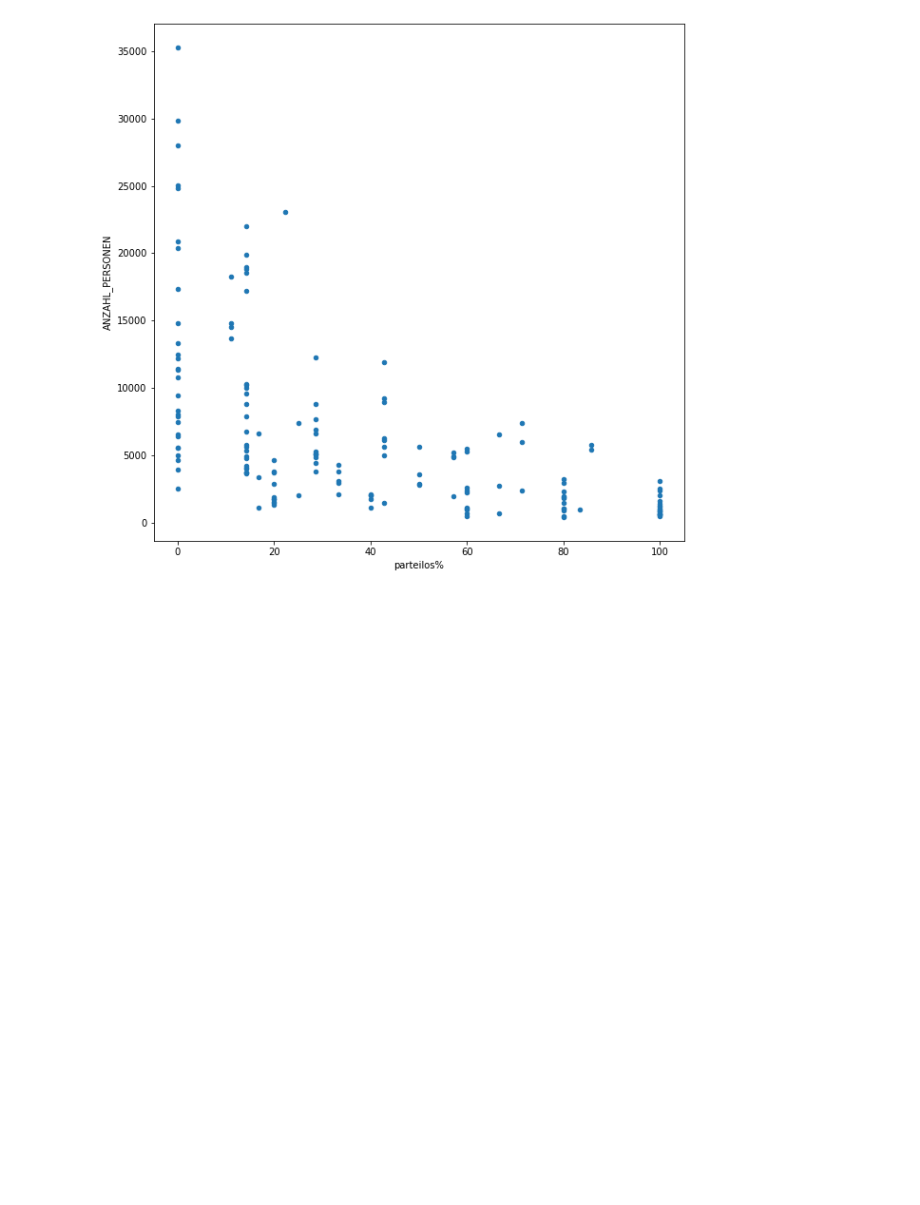
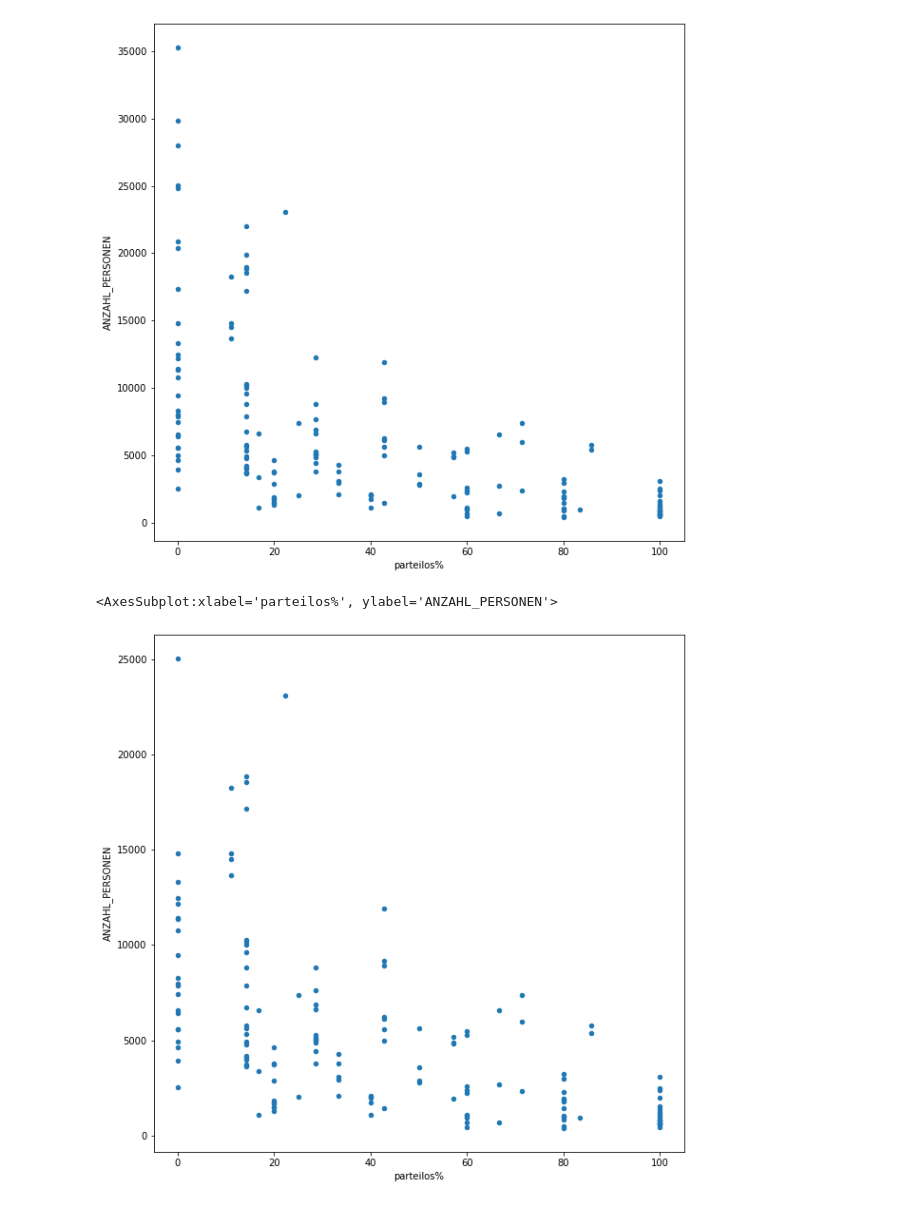
Before and after one commit to simonhuwiler/zh_gemeinderaete, a Jupyter notebook: python/2021_parteilos.ipynb, the cells around one changed output. Saved outputs shown, nothing was run; the diff lists cells and outputs as text; code cells hidden in the pictures; blank space fills up the shorter version.

```diff
--- a/python/2021_parteilos.ipynb
+++ b/python/2021_parteilos.ipynb
@@ -16,6 +16,12 @@ df_raw = cd.clean(df_raw)
 Jahrgänge nicht zugeordnet: 15
 Partei nicht zugeordnet: 9
 Keine Jahrgänge: 21
+# %%
+# Define which ones are cities (not Gemeinden)
+stadtrat = ['Adliswil', 'Affoltern am Albis', 'Bülach', 'Dietikon', 'Dübendorf', 'Illnau-Effretikon', 'Kloten', 'Opfikon', 'Schlieren', 'Uster', 'Wädenswil', 'Wetzikon', 'Winterthur', 'Zürich']
+
+df_raw['type'] = 'land'
+df_raw.loc[df_raw.Gemeinde.isin(stadtrat), 'type'] = 'stadt'
 # %% [markdown]
 # Parteilose pro Einwohner berechnen
 # %%
@@ -32,7 +38,7 @@ df_bev['GEMEINDE'] = df_bev['GEMEINDE'].str.replace('a.d.L.', 'an der Limmat', r
 # %%
 df = df_raw.copy()
 
-df = pd.pivot_table(df, index='Gemeinde', columns='partei_c', values='Name', aggfunc='count').reset_index()
+df = pd.pivot_table(df, index=['Gemeinde', 'type'], columns='partei_c', values='Name', aggfunc='count').reset_index()
 df = df.fillna(0)
 df['total'] = df.sum(axis=1)
 df['parteilos%'] = (100 / df['total'] * df['parteilos'])
@@ -47,3 +53,8 @@ df[df.ANZAHL_PERSONEN < 100000].plot.scatter(x='parteilos%', y='ANZAHL_PERSONEN'
 # %% [output]
 <AxesSubplot:xlabel='parteilos%', ylabel='ANZAHL_PERSONEN'>
 [figure]
+# %%
+df[df.type == 'land'].plot.scatter(x='parteilos%', y='ANZAHL_PERSONEN', figsize=(10, 10))
+# %% [output]
+<AxesSubplot:xlabel='parteilos%', ylabel='ANZAHL_PERSONEN'>
+[figure, added]
```
Also changed, not shown: parts of 1 cell of this notebook, 1 other file.
